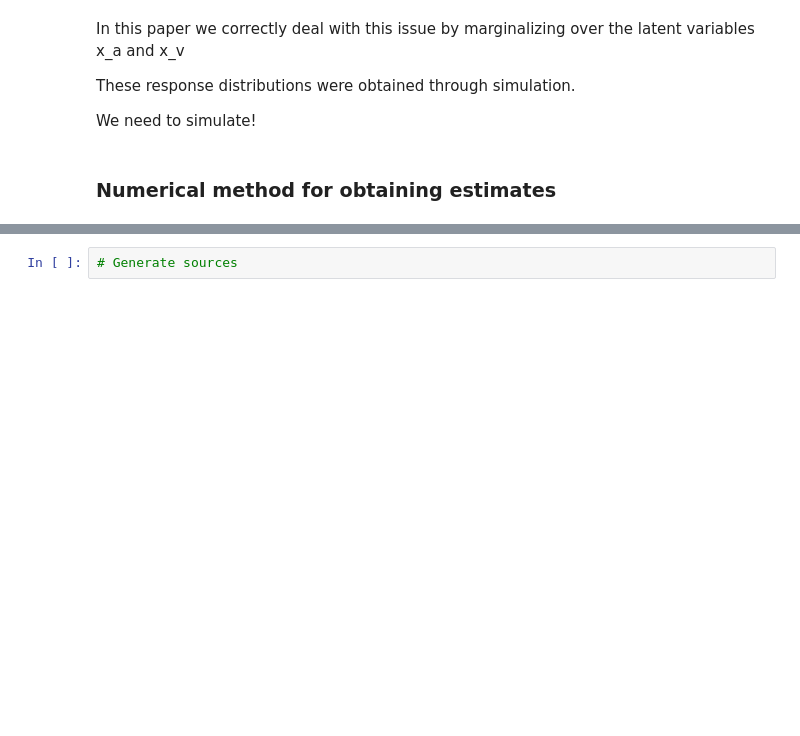
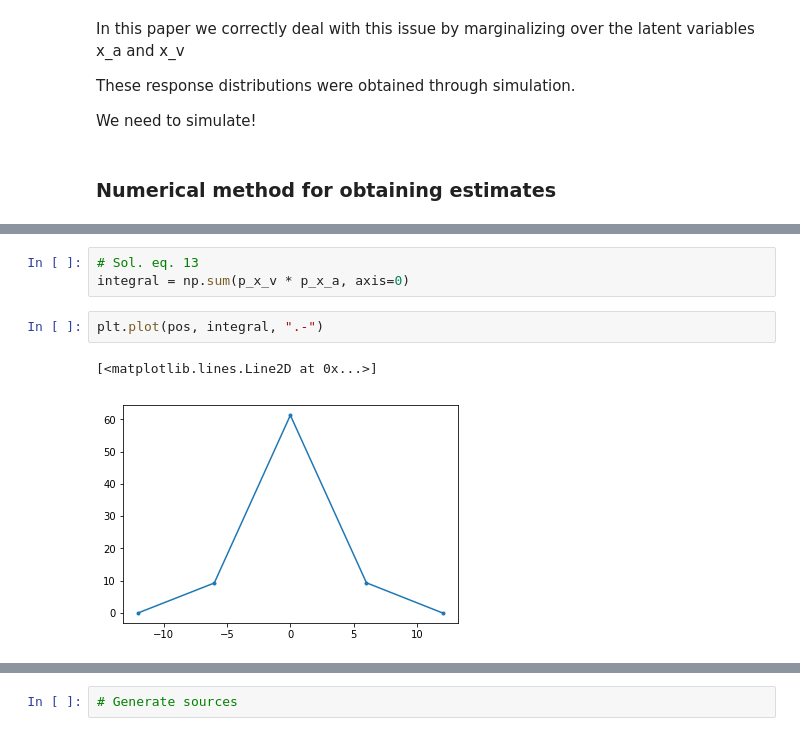
Before and after one commit to psrmx/The_Chantastic4, a Jupyter notebook: MultisensoryPerception/MultisensoryPerception.ipynb, the cells around one changed output, grey strips where cells are left out. Cells and saved outputs as stored; diff of their text form; blank space fills up the shorter version.

```diff
--- a/MultisensoryPerception/MultisensoryPerception.ipynb
+++ b/MultisensoryPerception/MultisensoryPerception.ipynb
@@ -263,0 +319,8 @@ We need to simulate!
+# %%
+# Sol. eq. 13
+integral = np.sum(p_x_v * p_x_a, axis=0)
+# %%
+plt.plot(pos, integral, ".-")
+# %% [output]
+[<matplotlib.lines.Line2D at 0x...>]
+[figure, added]
```
Also changed, not shown: parts of 19 cells of this notebook.
